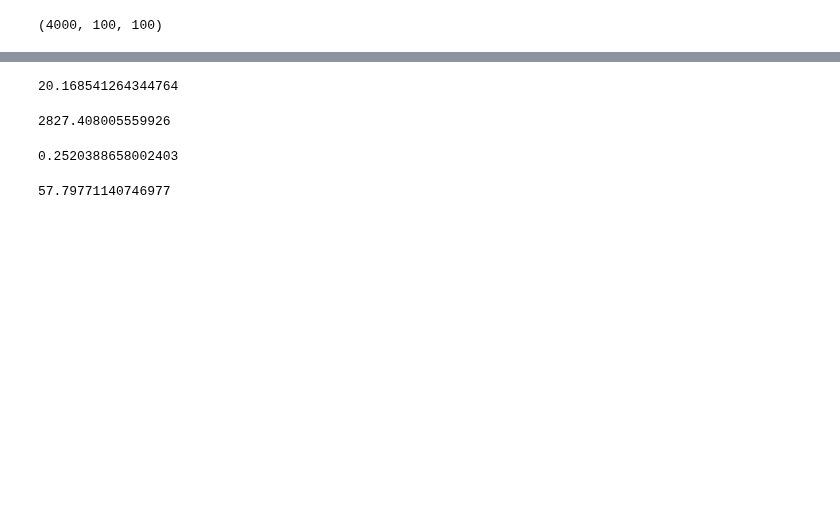
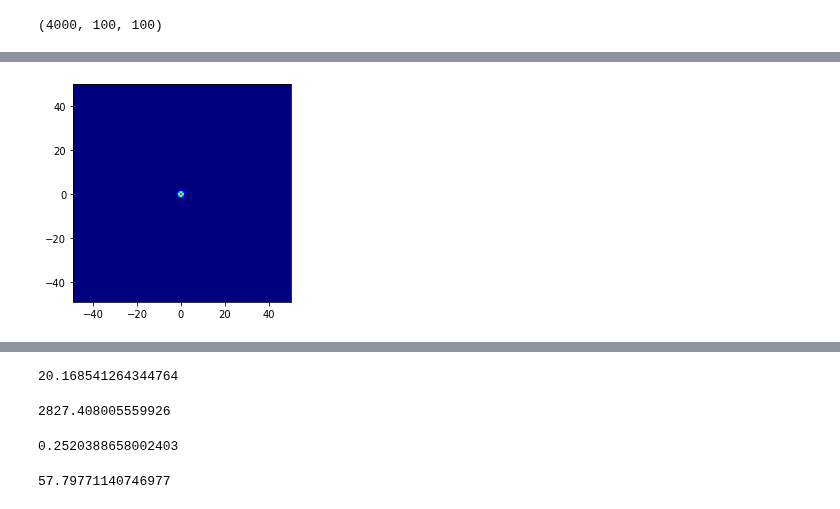
Before and after one commit to alec-gironda/Bose-Einstein-Condensate-NN, a Jupyter notebook: gaussian_fit.ipynb, the cells around one changed output, grey strips where cells are left out. Drawn from its saved outputs; the diff is of its cells as text; code cells hidden in the pictures; blank space fills up the shorter version.

```diff
--- a/gaussian_fit.ipynb
+++ b/gaussian_fit.ipynb
@@ -437,2 +429,14 @@ ml_preds = y_scaler.inverse_transform(ml_preds)
+# %%
+check_indx = 9
+
+data_fitted = analytical_eq((x, y), *origins[check_indx],*preds[check_indx][::-1])
+
+fig, ax = plt.subplots(1, 1)
+ax.imshow(tmp_x_test[check_indx].reshape(100, 100), cmap=plt.cm.jet, origin='lower',
+    extent=(x.min(), x.max(), y.min(), y.max()))
+# ax.contour(x, y, data_fitted.reshape(100, 100),10, colors='w')
+plt.show()
+# %% [output]
+[figure, added]
 # %%
 check = data_fitted.reshape(100,100)
```
Also changed, not shown: parts of 16 cells of this notebook.
